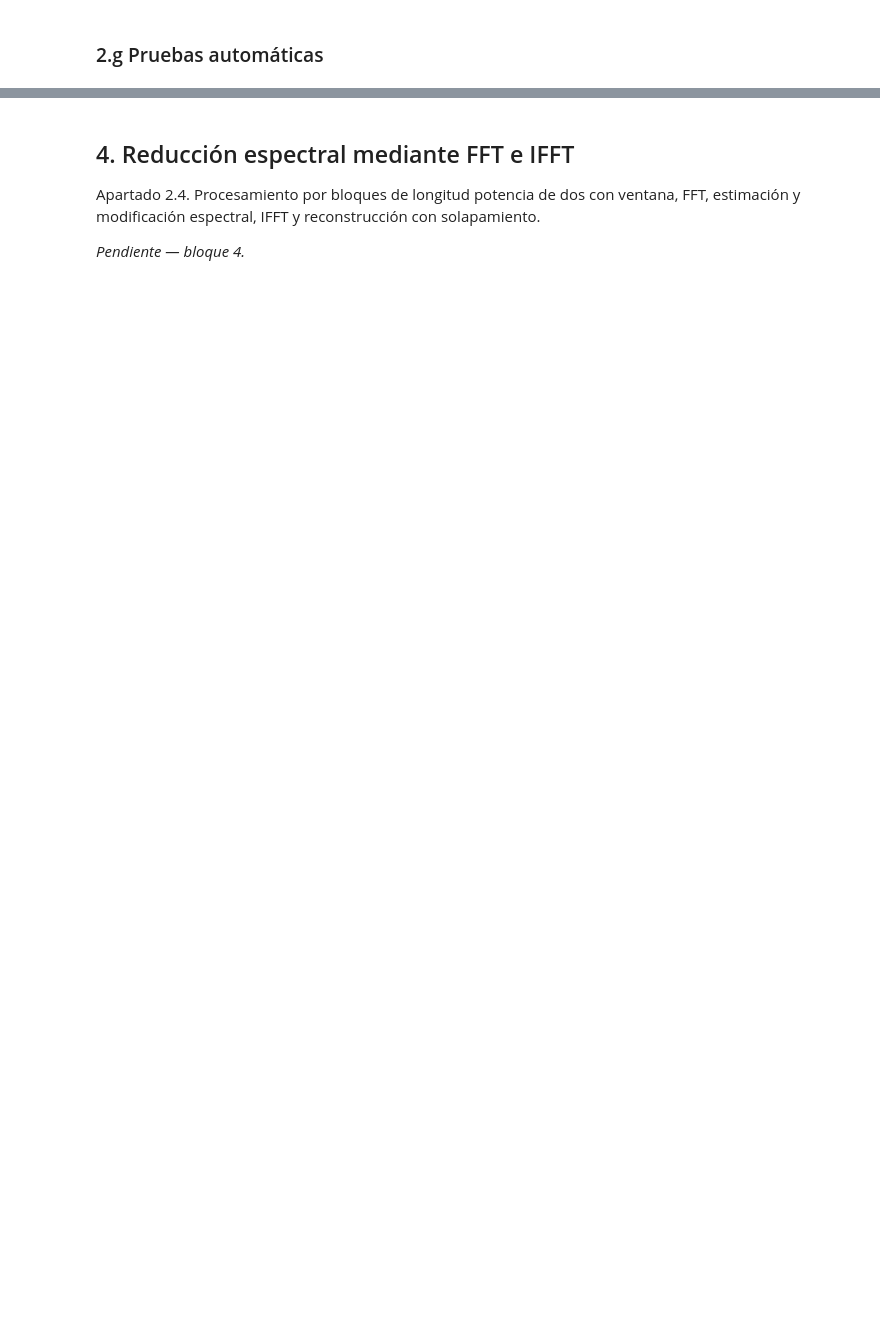
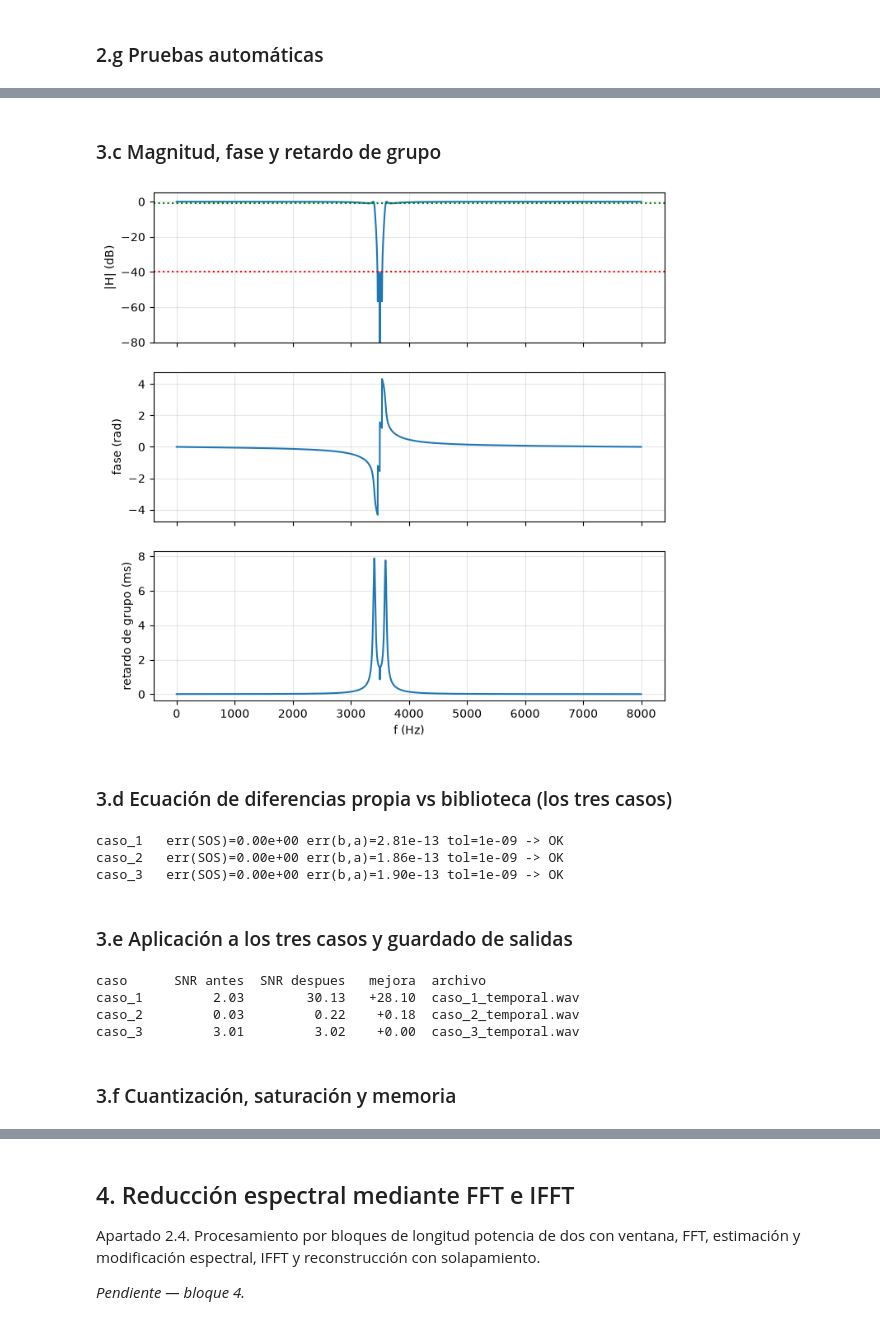
Before and after one commit to Kearranza/Proyecto-Grupal-1-ASM, a Jupyter notebook: notebook.ipynb, the cells around one changed output, grey strips where cells are left out. Drawn from its saved outputs; the diff is of its cells as text; code cells hidden in the pictures; blank space fills up the shorter version.

```diff
--- a/notebook.ipynb
+++ b/notebook.ipynb
@@ -142,0 +238,54 @@ ecuación de diferencias propia reproduce la salida de la biblioteca.
+# %% [markdown]
+### 3.c Magnitud, fase y retardo de grupo
+# %%
+R = ft.respuestas(sos, FS)
+fig, ax = plt.subplots(3, 1, figsize=(8, 8), sharex=True)
+ax[0].plot(R['f'], R['mag_db']); ax[0].set_ylabel('|H| (dB)'); ax[0].set_ylim(-80, 5)
+ax[0].axhline(-ESPEC['gpass'], ls=':', c='g'); ax[0].axhline(-ESPEC['gstop'], ls=':', c='r')
+ax[1].plot(R['f'], R['fase']); ax[1].set_ylabel('fase (rad)')
+ax[2].plot(R['f_gd'], R['gd_s']*1000); ax[2].set_ylabel('retardo de grupo (ms)')
+ax[2].set_xlabel('f (Hz)')
+for a_ in ax: a_.grid(alpha=.3)
+fig.savefig(CARPETA_FIGURAS / 'fig23_filtro_respuestas.png', dpi=150, bbox_inches='tight')
+plt.show()
+# %% [output]
+[figure, added]
+# %% [markdown]
+### 3.d Ecuación de diferencias propia vs biblioteca (los tres casos)
+# %%
+TOL = 1e-9
+for identificador in CASOS:
+    x = senales.cargar_caso(identificador)['contaminada']
+    v = ft.verificar_equivalencia(sos, b, a, x, tol=TOL)
+    print(f"{identificador:8s} err(SOS)={v['err_max_sos']:.2e} err(b,a)={v['err_max_ba']:.2e} "
+          f"tol={TOL:.0e} -> {'OK' if v['ok'] else 'FALLA'}")
+# %% [output]
+caso_1   err(SOS)=0.00e+00 err(b,a)=2.81e-13 tol=1e-09 -> OK
+caso_2   err(SOS)=0.00e+00 err(b,a)=1.86e-13 tol=1e-09 -> OK
+caso_3   err(SOS)=0.00e+00 err(b,a)=1.90e-13 tol=1e-09 -> OK
+# %% [markdown]
+### 3.e Aplicación a los tres casos y guardado de salidas
+# %%
+from scipy.io import wavfile
+
+CARPETA_SALIDAS = RAIZ / 'resultados' / 'salidas'
+CARPETA_SALIDAS.mkdir(parents=True, exist_ok=True)
+
+print(f"{'caso':8s} {'SNR antes':>10s} {'SNR despues':>12s} {'mejora':>8s}  archivo")
+N0 = 500   # se descarta el transitorio inicial al medir SNR
+for identificador in CASOS:
+    d = senales.cargar_caso(identificador)
+    y = ft.filtrar_sos_manual(sos, d['contaminada'])   # sin compensar retardo
+    antes = ft.snr_db(d['limpia'][N0:], d['contaminada'][N0:])
+    despues = ft.snr_db(d['limpia'][N0:], y[N0:])
+    ruta = CARPETA_SALIDAS / f'{identificador}_temporal.wav'
+    wavfile.write(ruta, int(d['fs']),
+                  np.round(np.clip(y, -1.0, 1.0 - 1/32768) * 32768).astype(np.int16))
+    print(f'{identificador:8s} {antes:10.2f} {despues:12.2f} {despues-antes:+8.2f}  {ruta.name}')
+# %% [output]
+caso      SNR antes  SNR despues   mejora  archivo
+caso_1         2.03        30.13   +28.10  caso_1_temporal.wav
+caso_2         0.03         0.22    +0.18  caso_2_temporal.wav
+caso_3         3.01         3.02    +0.00  caso_3_temporal.wav
+# %% [markdown]
+### 3.f Cuantización, saturación y memoria
```
Also changed, not shown: parts of 19 cells of this notebook, 13 other files.
